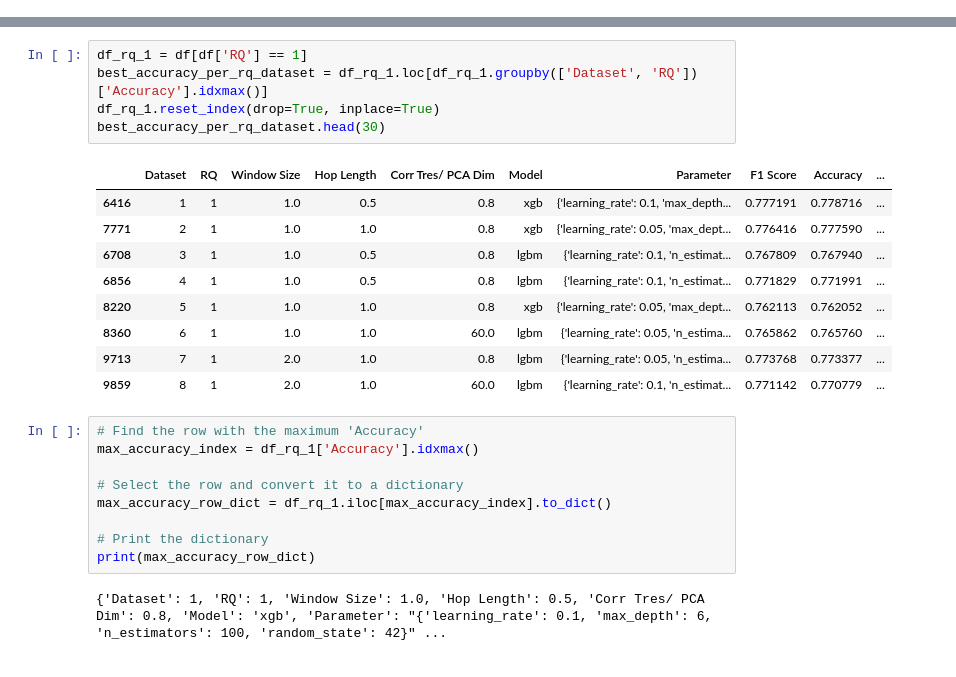
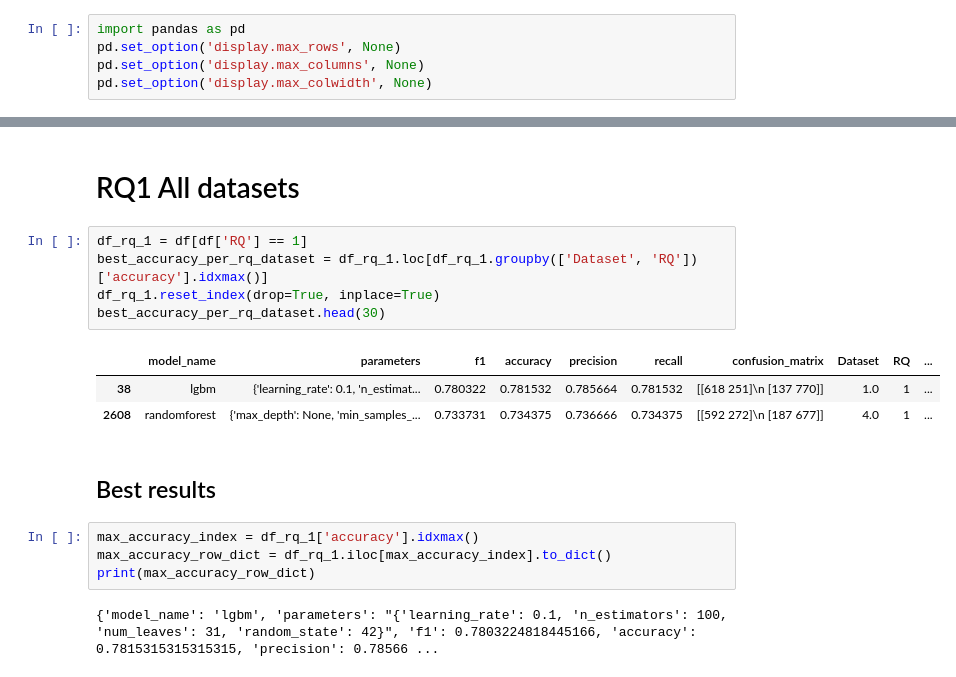
Before and after one commit to alvaro-francisco-gil/plant-reactivity-analysis, a Jupyter notebook: notebooks/check_results.ipynb, the cells around one changed output, grey strips where cells are left out. Saved outputs shown, nothing was run; the diff lists cells and outputs as text.

```diff
--- a/notebooks/check_results.ipynb
+++ b/notebooks/check_results.ipynb
@@ -4,3 +4,8 @@ pd.set_option('display.max_rows', None)
+# %%
+import pandas as pd
+pd.set_option('display.max_rows', None)
+pd.set_option('display.max_columns', None)
+pd.set_option('display.max_colwidth', None)
 # %%
 file_path = r"results.csv"
 df = pd.read_csv(file_path)
@@ -36,28 +81,21 @@ print(max_accuracy_row_dict)
+# %% [markdown]
+# RQ1 All datasets
 # %%
 df_rq_1 = df[df['RQ'] == 1]
-best_accuracy_per_rq_dataset = df_rq_1.loc[df_rq_1.groupby(['Dataset', 'RQ'])['Accuracy'].idxmax()]
+best_accuracy_per_rq_dataset = df_rq_1.loc[df_rq_1.groupby(['Dataset', 'RQ'])['accuracy'].idxmax()]
 df_rq_1.reset_index(drop=True, inplace=True)
 best_accuracy_per_rq_dataset.head(30)
 # %% [output]
-|  | Dataset | RQ | Window Size | Hop Length | Corr Tres/ PCA Dim | Model | Parameter | F1 Score | Accuracy | ... |
-| 6416 | 1 | 1 | 1.0 | 0.5 | 0.8 | xgb | {'learning_rate': 0.1, 'max_depth... | 0.777191 | 0.778716 | ... |
-| 7771 | 2 | 1 | 1.0 | 1.0 | 0.8 | xgb | {'learning_rate': 0.05, 'max_dept... | 0.776416 | 0.777590 | ... |
-| 6708 | 3 | 1 | 1.0 | 0.5 | 0.8 | lgbm | {'learning_rate': 0.1, 'n_estimat... | 0.767809 | 0.767940 | ... |
-| 6856 | 4 | 1 | 1.0 | 0.5 | 0.8 | lgbm | {'learning_rate': 0.1, 'n_estimat... | 0.771829 | 0.771991 | ... |
-| 8220 | 5 | 1 | 1.0 | 1.0 | 0.8 | xgb | {'learning_rate': 0.05, 'max_dept... | 0.762113 | 0.762052 | ... |
-| 8360 | 6 | 1 | 1.0 | 1.0 | 60.0 | lgbm | {'learning_rate': 0.05, 'n_estima... | 0.765862 | 0.765760 | ... |
-| 9713 | 7 | 1 | 2.0 | 1.0 | 0.8 | lgbm | {'learning_rate': 0.05, 'n_estima... | 0.773768 | 0.773377 | ... |
-| 9859 | 8 | 1 | 2.0 | 1.0 | 60.0 | lgbm | {'learning_rate': 0.1, 'n_estimat... | 0.771142 | 0.770779 | ... |
+|  | model_name | parameters | f1 | accuracy | precision | recall | confusion_matrix | Dataset | RQ | ... |
+| 38 | lgbm | {'learning_rate': 0.1, 'n_estimat... | 0.780322 | 0.781532 | 0.785664 | 0.781532 | [[618 251]\n [137 770]] | 1.0 | 1 | ... |
+| 2608 | randomforest | {'max_depth': None, 'min_samples_... | 0.733731 | 0.734375 | 0.736666 | 0.734375 | [[592 272]\n [187 677]] | 4.0 | 1 | ... |
+# %% [markdown]
+## Best results
 # %%
-# Find the row with the maximum 'Accuracy'
-max_accuracy_index = df_rq_1['Accuracy'].idxmax()
-
-# Select the row and convert it to a dictionary
+max_accuracy_index = df_rq_1['accuracy'].idxmax()
 max_accuracy_row_dict = df_rq_1.iloc[max_accuracy_index].to_dict()
-
-# Print the dictionary
 print(max_accuracy_row_dict)
 # %% [output]
-{'Dataset': 1, 'RQ': 1, 'Window Size': 1.0, 'Hop Length': 0.5, 'Corr Tres/ PCA Dim': 0.8, 'Model': 'xgb', 'Parameter': "{'learning_rate': 0.1, 'max_depth': 6, 'n_estimators': 100, 'random_state': 42}" ...
+{'model_name': 'lgbm', 'parameters': "{'learning_rate': 0.1, 'n_estimators': 100, 'num_leaves': 31, 'random_state': 42}", 'f1': 0.7803224818445166, 'accuracy': 0.7815315315315315, 'precision': 0.78566 ...
 # %%
 df_rq_1 = df[df['RQ'] == 2]
```
Also changed, not shown: parts of 19 cells of this notebook, 24 other files.
